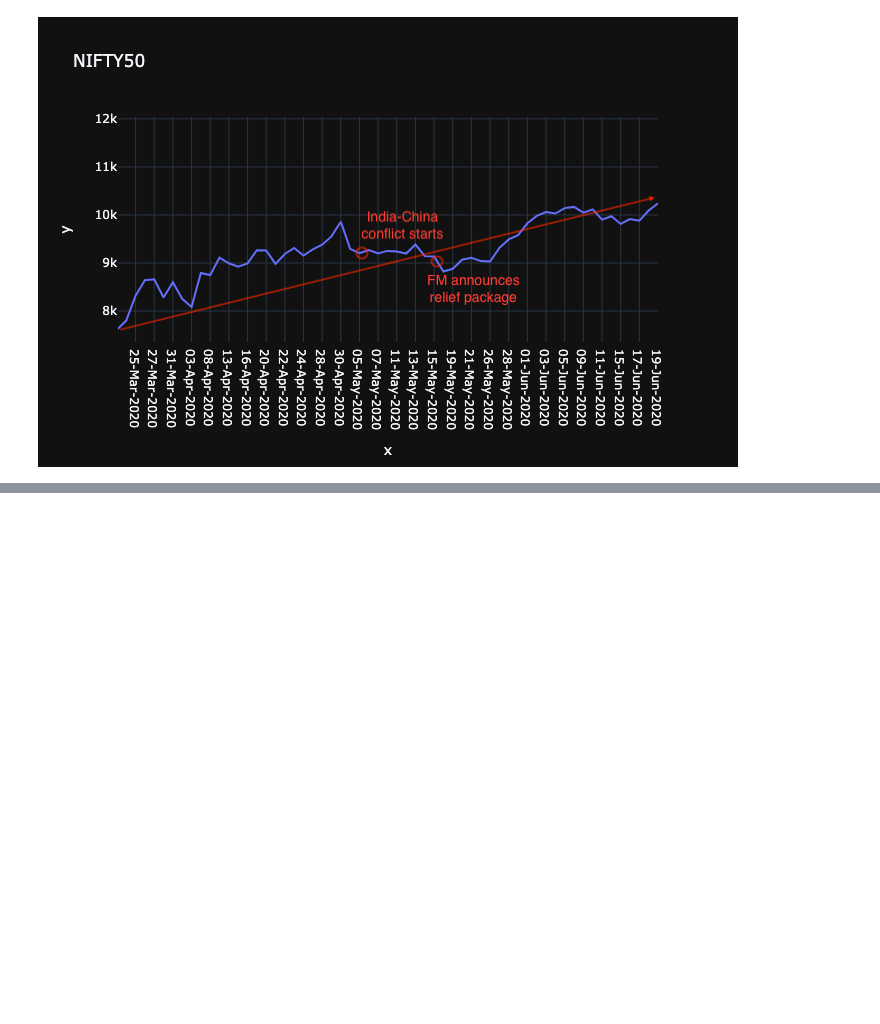
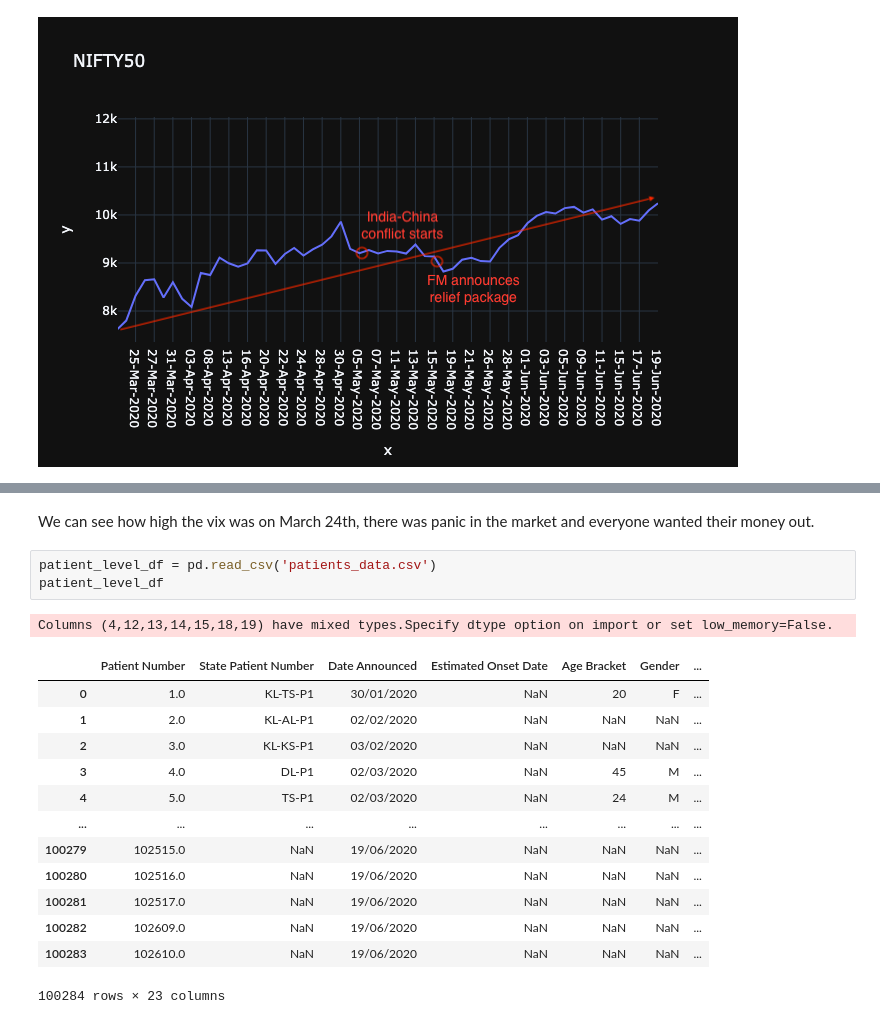
Before and after one commit to vaibhawvipul/financial-markets-analysis-2020, a Jupyter notebook: Analysis of Financial markets after 6 months of COVID-19.ipynb, the cells around one changed output, grey strips where cells are left out. Cells and saved outputs as stored; diff of their text form; blank space fills up the shorter version.

```diff
--- a/Analysis of Financial markets after 6 months of COVID-19.ipynb
+++ b/Analysis of Financial markets after 6 months of COVID-19.ipynb
@@ -426,0 +558,20 @@ Image(filename='images/nifty50-part-2.png')
+# %% [markdown]
+We can see how high the vix was on March 24th, there was panic in the market and everyone wanted their money out.
+# %%
+patient_level_df = pd.read_csv('patients_data.csv')
+patient_level_df
+# %% [output]
+Columns (4,12,13,14,15,18,19) have mixed types.Specify dtype option on import or set low_memory=False.
+|  | Patient Number | State Patient Number | Date Announced | Estimated Onset Date | Age Bracket | Gender | ... |
+| 0 | 1.0 | KL-TS-P1 | 30/01/2020 | NaN | 20 | F | ... |
+| 1 | 2.0 | KL-AL-P1 | 02/02/2020 | NaN | NaN | NaN | ... |
+| 2 | 3.0 | KL-KS-P1 | 03/02/2020 | NaN | NaN | NaN | ... |
+| 3 | 4.0 | DL-P1 | 02/03/2020 | NaN | 45 | M | ... |
+| 4 | 5.0 | TS-P1 | 02/03/2020 | NaN | 24 | M | ... |
+| ... | ... | ... | ... | ... | ... | ... | ... |
+| 100279 | 102515.0 | NaN | 19/06/2020 | NaN | NaN | NaN | ... |
+| 100280 | 102516.0 | NaN | 19/06/2020 | NaN | NaN | NaN | ... |
+| 100281 | 102517.0 | NaN | 19/06/2020 | NaN | NaN | NaN | ... |
+| 100282 | 102609.0 | NaN | 19/06/2020 | NaN | NaN | NaN | ... |
+| 100283 | 102610.0 | NaN | 19/06/2020 | NaN | NaN | NaN | ... |
+100284 rows × 23 columns
```
Also changed, not shown: parts of 18 cells of this notebook.
